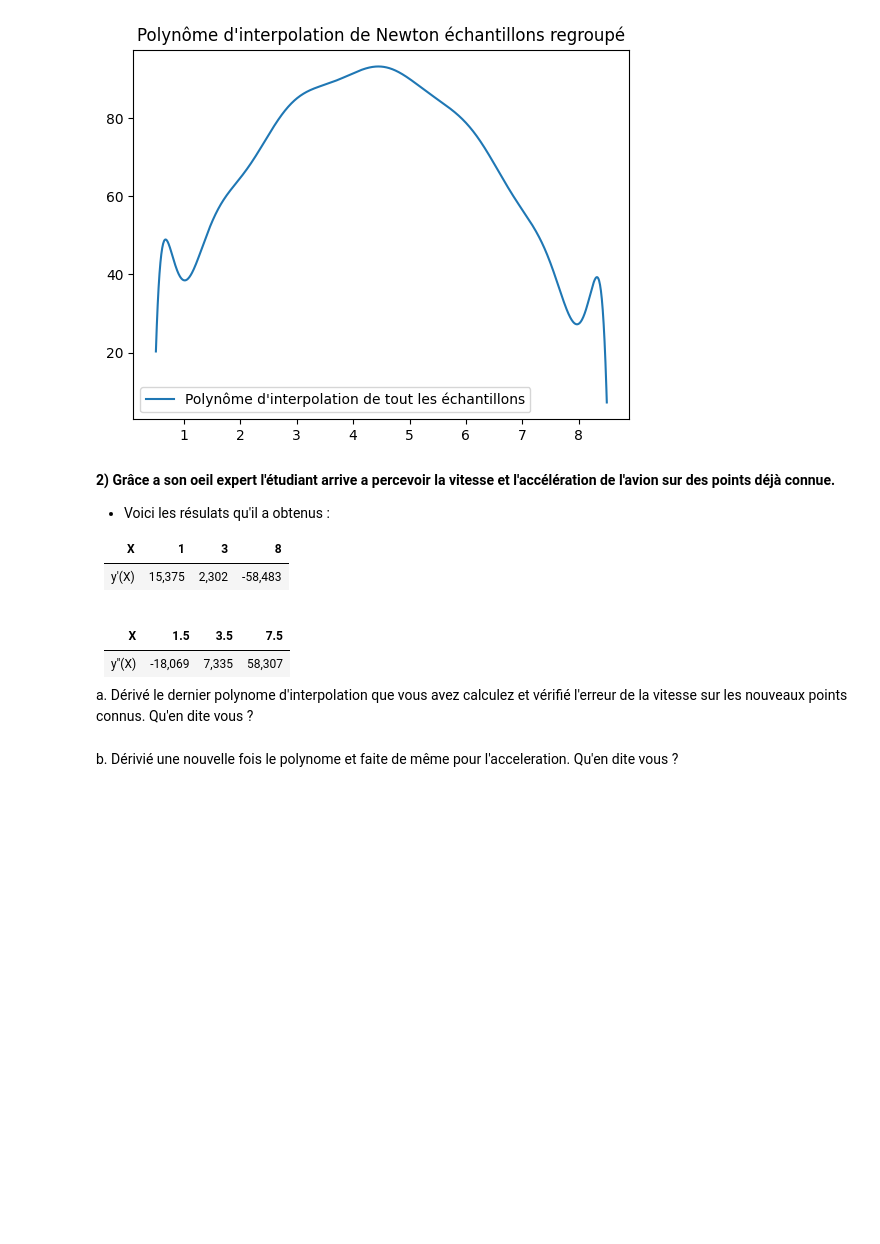
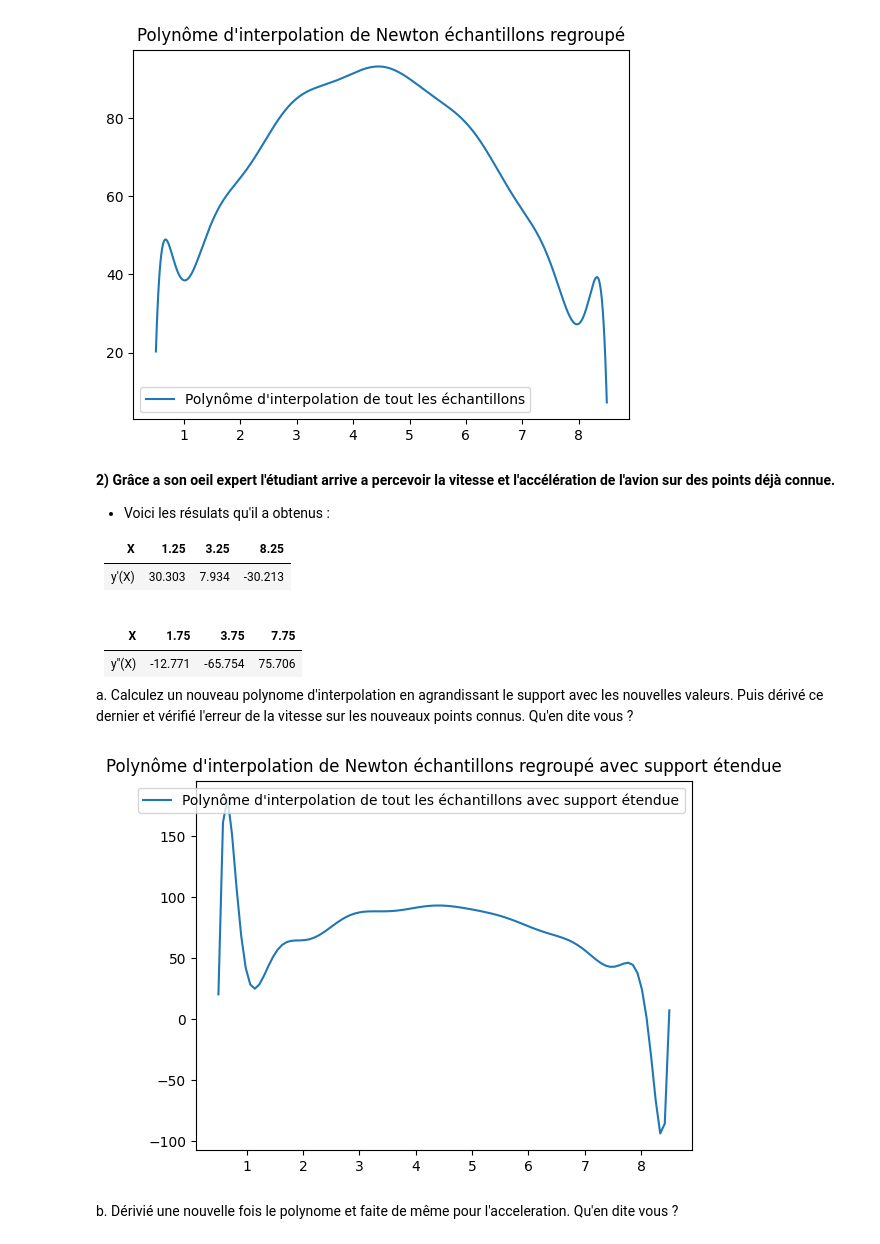
Before and after one commit to CharlesOo0/IT44_P1_Interpolation, a Jupyter notebook: projet_interpolation_exercice1.ipynb, the cells around one changed output. Saved outputs shown, nothing was run; the diff lists cells and outputs as text; code cells hidden in the pictures; blank space fills up the shorter version.

```diff
--- a/projet_interpolation_exercice1.ipynb
+++ b/projet_interpolation_exercice1.ipynb
@@ -335,17 +337,68 @@ plt.show() # On affiche le graphique
 
 * Voici les résulats qu'il a obtenus :
 
-| X | 1 | 3 | 8 |
+| X | 1.25 | 3.25 | 8.25 |
 | -------- | -------- | -------- | -------- |
-| y'(X)    | 15,375     | 2,302     | -58,483     |
+| y'(X)    | 30.303     | 7.934     | -30.213    |
 
 <br>
 
-| X | 1.5 | 3.5 | 7.5 |
+| X | 1.75 | 3.75 | 7.75 |
 | -------- | -------- | -------- | -------- |
-| y''(X)    | -18,069     | 7,335    | 58,307     |
+| y''(X)    | -12.771    | -65.754   | 75.706     |
 
-a. Dérivé le dernier polynome d'interpolation que vous avez calculez et vérifié l'erreur de la vitesse sur les nouveaux points connus. Qu'en dite vous ?
+a. Calculez un nouveau polynome d'interpolation en agrandissant le support avec les nouvelles valeurs. Puis dérivé ce dernier et vérifié l'erreur de la vitesse sur les nouveaux points connus. Qu'en dite vous ?
+# %%
+import math
+import matplotlib.pyplot as plt
+import numpy as np
+
+def y(t):
+    """
+    Temps de vol avec
+    g = 9.81 # Constante gravitationnel
+    v = 50 # Vitesse initiale
+    a = 45 # Angle de lancé de base en degré
+    h = 0 # Hauteur initiale
+    = 8.67383817058 secondes
+    """
+
+    g = 9.81 # Constante gravitationnel
+    v = 50 # Vitesse initiale
+    a = 45 # Angle de lancé de base en degré
+    h = 0 # Hauteur initiale
+
+    return -(1/2)*g*t*t + math.sin(a)*v*t + h + math.sin(t*t)
+
+#---------- Echantillon 1 :
+X1 = [0.5, 1.0, 1.5, 2.0, 2.5]                  # Points de support
+Y1 = [20.293, 38.481, 53.559, 64.713, 75.673]   # Valeurs correspondantes aux points de support sur la fonction inconnue à interpoler
+#---------- Echantillon 2 :
+X2 = [3.5, 4.0, 4.5, 5.0, 5.5]                  # Points de support
+Y2 = [88.510, 91.412, 93.112, 89.968, 84.703]   # Valeurs correspondantes aux points de support sur la fonction inconnue à interpoler
+#---------- Echantillon 3 :
+X3 = [6.5, 7.0, 7.5, 8.0, 8.5]                  # Points de support
+Y3 = [68.320, 56.517, 42.888, 27.361, 7.254]   # Valeurs correspondantes aux points de support sur la fonction inconnue à interpoler
+
+# Support étandue
+# X5 = X1 + X2 + X3 + [1.25, 3.25, 8.25, 1.75, 3.75, 7.75]
+# Y5 = Y1 + Y2 + Y3 + [30.303, 7.934, -30.213, -12.771, -65.754, 75.706]
+
+X5 = X1 + X2 + X3
+Y5 = Y1 + Y2 + Y3
+
+Coef5 = Tab_diff_div_vect(X5, Y5) # On calcule le vecteur de la pente descendante
+P5 = InterpolationNewton(X5, Coef5) # On calcule le polynôme d'interpolation
+
+X5 = np.linspace(0.5, 8.5, 100) # On génère 1000 points entre 0.5 et 8.5
+Y5 = [Eval(x, P5) for x in X5] # On évalue le polynôme d'interpolation de tout les échantillons sur ces points
+
+plt.title("Polynôme d'interpolation de Newton échantillons regroupé avec support étendue") # On donne un titre au graphique
+plt.plot(X5, Y5, label="Polynôme d'interpolation de tout les échantillons avec support étendue") # On trace le polynôme d'interpolation de tout les échantillons
+plt.legend() # On affiche la légende
+plt.show() # On affiche le graphique
+# %% [output]
+[figure, added]
 # %% [markdown]
 b. Dérivié une nouvelle fois le polynome et faite de même pour l'acceleration. Qu'en dite vous ?
 # %% [markdown]
```
Also changed, not shown: parts of 4 cells of this notebook.
